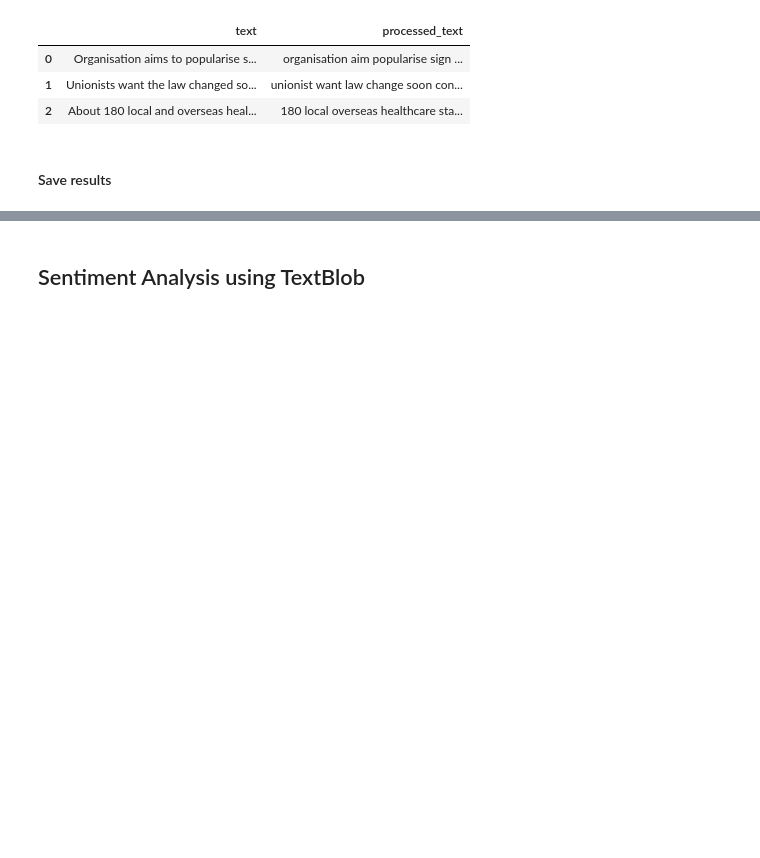
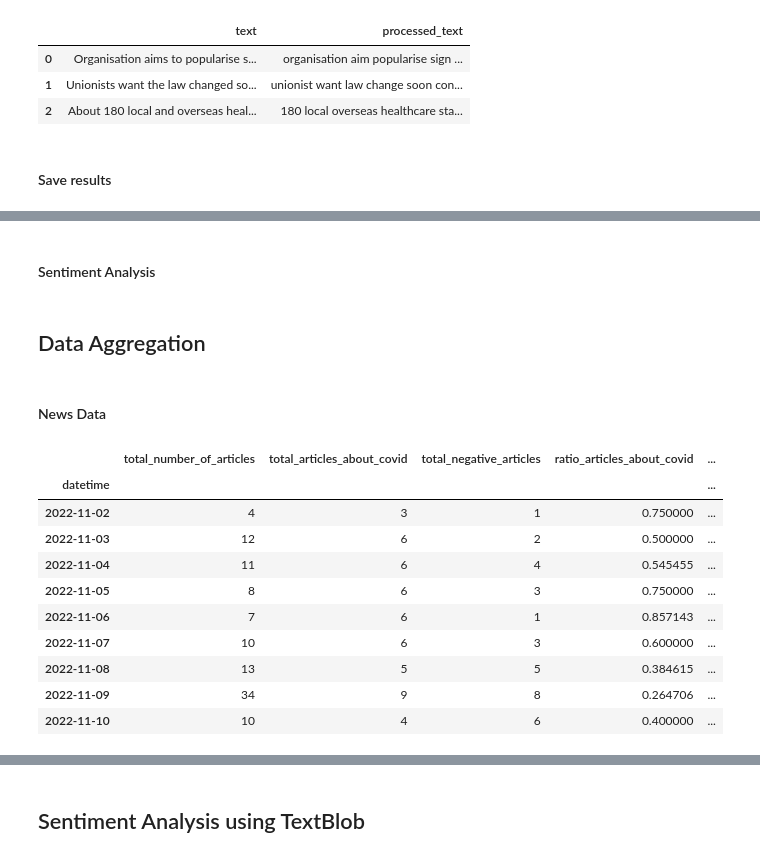
Before and after one commit to ispasojev/news-index-analysis, a Jupyter notebook: 1_Preprocessing.ipynb, the cells around one changed output, grey strips where cells are left out. Saved outputs shown, nothing was run; the diff lists cells and outputs as text; code cells hidden in the pictures; blank space fills up the shorter version.

Commit message:
added aggregating, merging in preprocessing and reworked sentiment analysis

```diff
--- a/1_Preprocessing.ipynb
+++ b/1_Preprocessing.ipynb
@@ -179,0 +171,61 @@ for text in df.iterrows():
+# %% [markdown]
+#### Sentiment Analysis
+# %%
+negative_terms = ["accident", "death", "die", "ban", "desaster", "arrest"]
+
+def sentiment_analsis(text):
+    """
+    The follwoing function can be used to indicate weather a
+    newsarticle should be considered as positive or negative.
+    It uses as basis the sentiment polarity from the library textblob
+    and it extends it with a custom approach, to get more realistic results.
+    """
+    text_blob_sentiment = TextBlob(text).sentiment.polarity
+    for i in text.split(" "):
+        if i in negative_terms:
+            text_blob_sentiment -= 0.2
+    if text_blob_sentiment < 0:
+        return True
+    else:
+        return False
+# %%
+%%capture
+index = 0
+df["total_negative_articles"] = None
+for text in df.iterrows():
+    text = df.iloc[index]["processed_text"]
+    if sentiment_analsis(text):
+        df["total_negative_articles"].iloc[index] = 1
+
+    index += 1
+# %% [markdown]
+## Data Aggregation
+# %% [markdown]
+#### News Data
+# %%
+import datetime
+# select correct time range
+df = df[df["datetime"].dt.date >= datetime.date(2022, 11, 2)]
+#aggregate
+grouped_df = df.groupby([df['datetime'].dt.date]).count()
+
+#remove unnecessary columns
+grouped_df.drop(columns = ["heading", "datetime", "text", "newssite", "year", "weekday", "month", "date", "processed_text"], inplace=True)
+
+#create additional columns
+grouped_df = grouped_df.rename(columns={"URL": "total_number_of_articles"})
+grouped_df["ratio_articles_about_covid"] = grouped_df["total_articles_about_covid"] / grouped_df["total_number_of_articles"]
+grouped_df["ratio_negative_articles"] = grouped_df["total_negative_articles"] / grouped_df["total_number_of_articles"]
+grouped_df
+# %% [output]
+|  | total_number_of_articles | total_articles_about_covid | total_negative_articles | ratio_articles_about_covid | ... |
+| datetime |  |  |  |  | ... |
+| 2022-11-02 | 4 | 3 | 1 | 0.750000 | ... |
+| 2022-11-03 | 12 | 6 | 2 | 0.500000 | ... |
+| 2022-11-04 | 11 | 6 | 4 | 0.545455 | ... |
+| 2022-11-05 | 8 | 6 | 3 | 0.750000 | ... |
+| 2022-11-06 | 7 | 6 | 1 | 0.857143 | ... |
+| 2022-11-07 | 10 | 6 | 3 | 0.600000 | ... |
+| 2022-11-08 | 13 | 5 | 5 | 0.384615 | ... |
+| 2022-11-09 | 34 | 9 | 8 | 0.264706 | ... |
+| 2022-11-10 | 10 | 4 | 6 | 0.400000 | ... |
```
Also changed, not shown: parts of 30 cells of this notebook, 1 other file.
